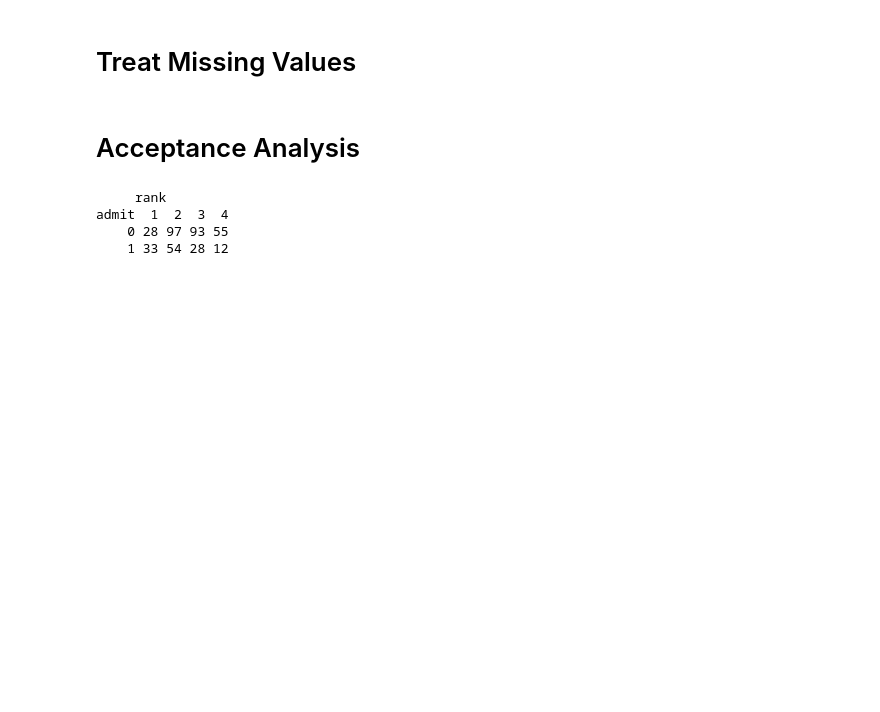
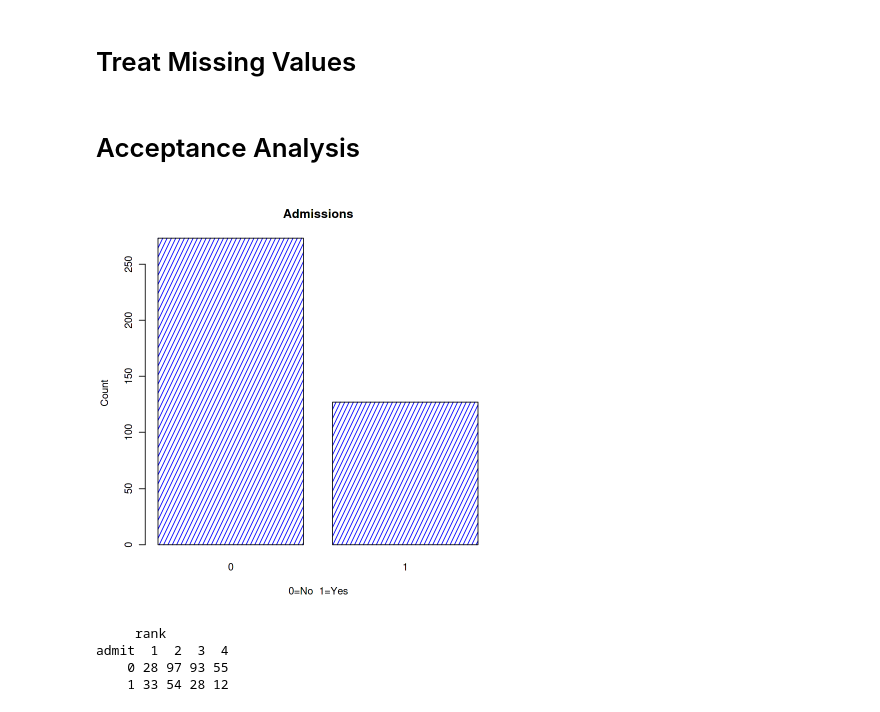
Before and after one commit to ScottySchmidt/AdvancedAnalytics, a Jupyter notebook: Admissions.ipynb, the cells around one changed output. Saved outputs shown, nothing was run; the diff lists cells and outputs as text; code cells hidden in the pictures; blank space fills up the shorter version.

Commit message:
Kaggle Notebook | AdmissionsISU | Version 7

```diff
--- a/Admissions.ipynb
+++ b/Admissions.ipynb
@@ -62,6 +62,17 @@ summary(df);
 df <- na.omit(df)
 # %% [markdown]
 # Acceptance Analysis
+# %%
+barplot(table(df$admit),
+main="Admissions",
+xlab="0=No  1=Yes",
+ylab="Count",
+border="black",
+col="blue",
+density=10
+)
+# %% [output]
+[figure, added]
 # %%
 xtabs(~admit + rank, data = df)
 # %% [output]
```
